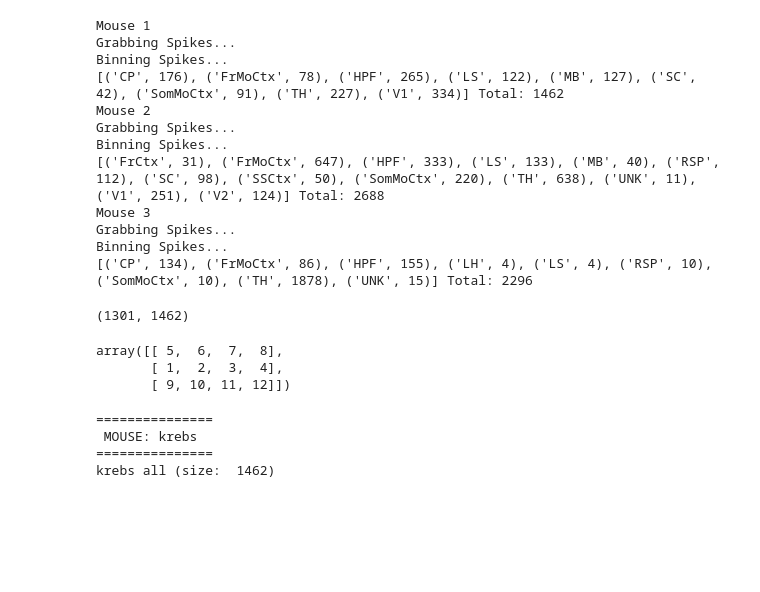
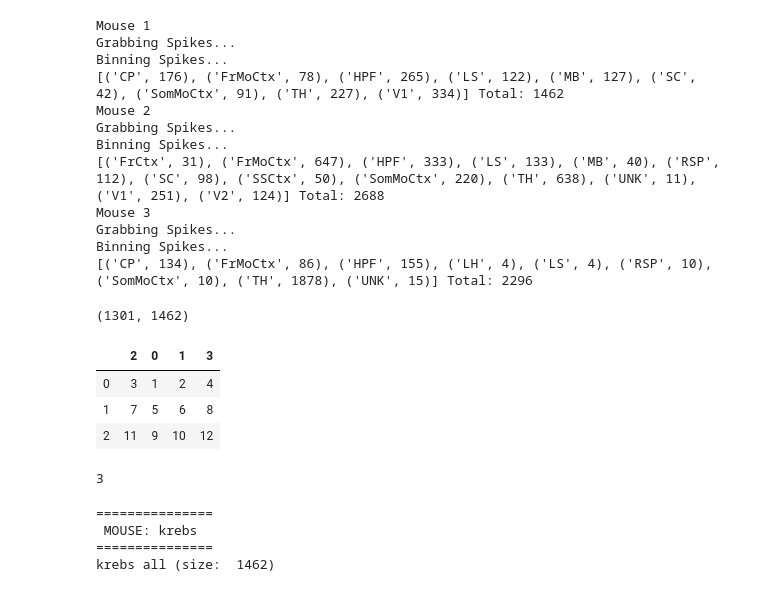
Before and after one commit to voytekresearch/galaxybrain, a Jupyter notebook: notebooks/explorative_analysis_plotting.ipynb, the cells around one changed output. Drawn from its saved outputs; the diff is of its cells as text; code cells hidden in the pictures; blank space fills up the shorter version.

```diff
--- a/notebooks/explorative_analysis_plotting.ipynb
+++ b/notebooks/explorative_analysis_plotting.ipynb
@@ -72,18 +72,23 @@ raster_curr.shape
 # %% [output]
 (1301, 1462)
 # %%
-x = np.array([[1,2,3,4],
+x = pd.DataFrame(np.array([[1,2,3,4],
               [5,6,7,8],
               [9,10,11,12]
-             ])
-x_s_ind = np.arange(x.shape[0])
+             ]))
+x_s_ind = np.arange(x.shape[1])
 np.random.shuffle(x_s_ind)
-x_curr = x[x_s_ind]
+x_curr = x.iloc[:,x_s_ind]
 x_curr
 # %% [output]
-array([[ 5,  6,  7,  8],
-       [ 1,  2,  3,  4],
-       [ 9, 10, 11, 12]])
+|  | 2 | 0 | 1 | 3 |
+| 0 | 3 | 1 | 2 | 4 |
+| 1 | 7 | 5 | 6 | 8 |
+| 2 | 11 | 9 | 10 | 12 |
+# %%
+x.shape[0]
+# %% [output]
+3
 # %%
                                 ############################
                                 # Run this to load results #
```
Also changed, not shown: parts of 2 cells of this notebook, 5 other files.
